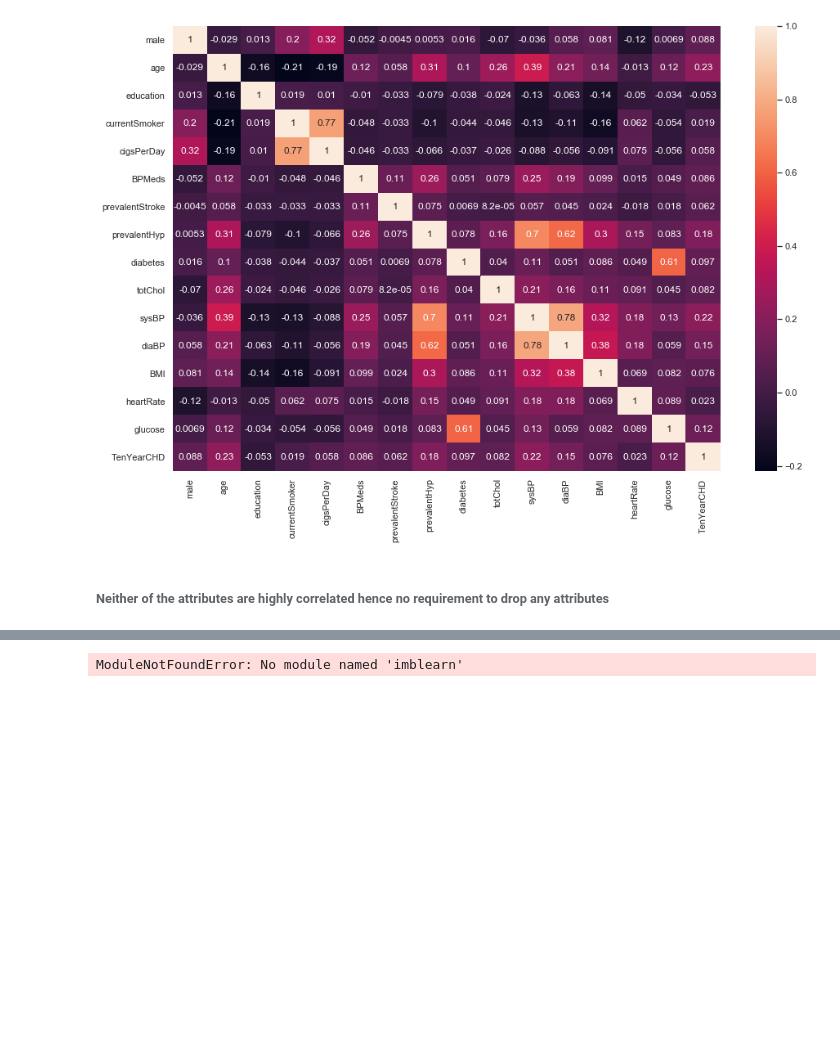
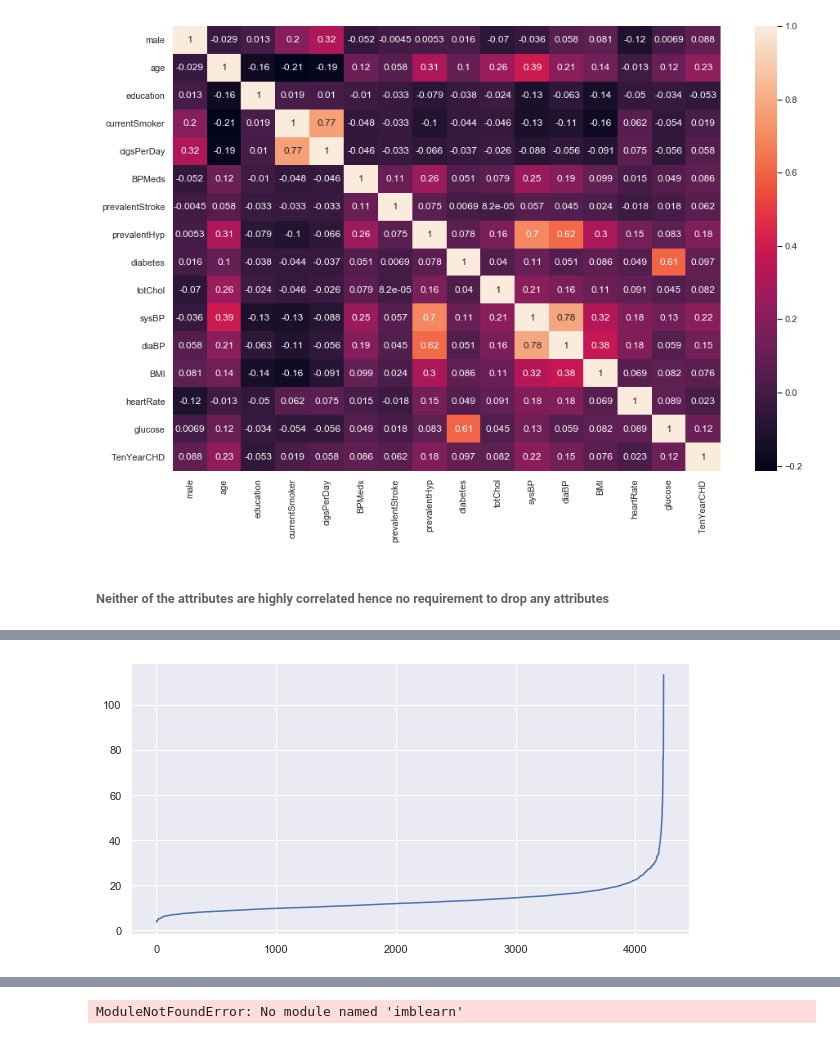
Before and after one commit to bitspilanigroup2/heartdisease, a Jupyter notebook: notebooks/1.0-lalitha-initial-data-exploration.ipynb, the cells around one changed output, grey strips where cells are left out. Saved outputs shown, nothing was run; the diff lists cells and outputs as text; code cells hidden in the pictures; blank space fills up the shorter version.

```diff
--- a/notebooks/1.0-lalitha-initial-data-exploration.ipynb
+++ b/notebooks/1.0-lalitha-initial-data-exploration.ipynb
@@ -238,6 +238,7 @@ df["BPMeds"].replace(np.nan, df["BPMeds"].astype("float32").mean(axis = 0), inpl
 df["totChol"].replace(np.nan, df["totChol"].astype("float32").mean(axis = 0), inplace = True)
 df["BMI"].replace(np.nan, df["BMI"].astype("float32").mean(axis = 0), inplace = True)
 df["glucose"].replace(np.nan, df["glucose"].astype("float32").mean(axis = 0), inplace = True)
+df["heartRate"].replace(np.nan, df["heartRate"].astype("float32").mean(axis = 0), inplace = True)
 # %%
 from sklearn.impute import SimpleImputer
 def imputeByMean(data, nonNumeric):
@@ -302,7 +303,7 @@ df.columns.to_series().groupby(df.dtypes).groups
        dtype='object')}
 # %%
 #Converting all datatypes to integer for further processing
-df[['education', 'cigsPerDay', 'BPMeds', 'totChol', 'sysBP', 'diaBP', 'BMI', 'glucose']] = df[['education', 'cigsPerDay', 'BPMeds', 'totChol', 'sysBP', 'diaBP', 'BMI', 'glucose']].astype(int)
+df[['education', 'cigsPerDay', 'BPMeds', 'totChol', 'sysBP', 'diaBP', 'BMI', 'glucose','heartRate']] = df[['education', 'cigsPerDay', 'BPMeds', 'totChol', 'sysBP', 'diaBP', 'BMI', 'glucose','heartRate']].astype(int)
 #df[['heartRate']] = df[['heartRate']].astype(int)
 #df.iloc[:,0:8] = df.iloc[:,0:8].astype(int)
 # %%
@@ -314,4 +315,4 @@ def removeSingleValueColumns(data):
             d1 = d1.drop([col], axis=1)
     return d1
 
-removeSingleValueColumns(df)
+df=removeSingleValueColumns(df)
@@ -429,0 +399,19 @@ NameError: name 'scaledData' is not defined
+# %%
+from sklearn.neighbors import NearestNeighbors
+
+def findDBScanEPS(data, n_neighbors):
+#try:
+    nn = NearestNeighbors(n_neighbors=2)
+    nbrs = nn.fit(data)
+    distances, indices = nbrs.kneighbors(data)
+
+    distances = np.sort(distances, axis=0)
+    distances = distances[:, 1]
+    plt.plot(distances)
+#except Exception as exp:
+#err = self.errObj.handleErr(str(exp))
+#print(str(err))
+
+findDBScanEPS(df, 2)
+# %% [output]
+[figure, added]
```
Also changed, not shown: parts of 5 cells of this notebook, 2 other files.
